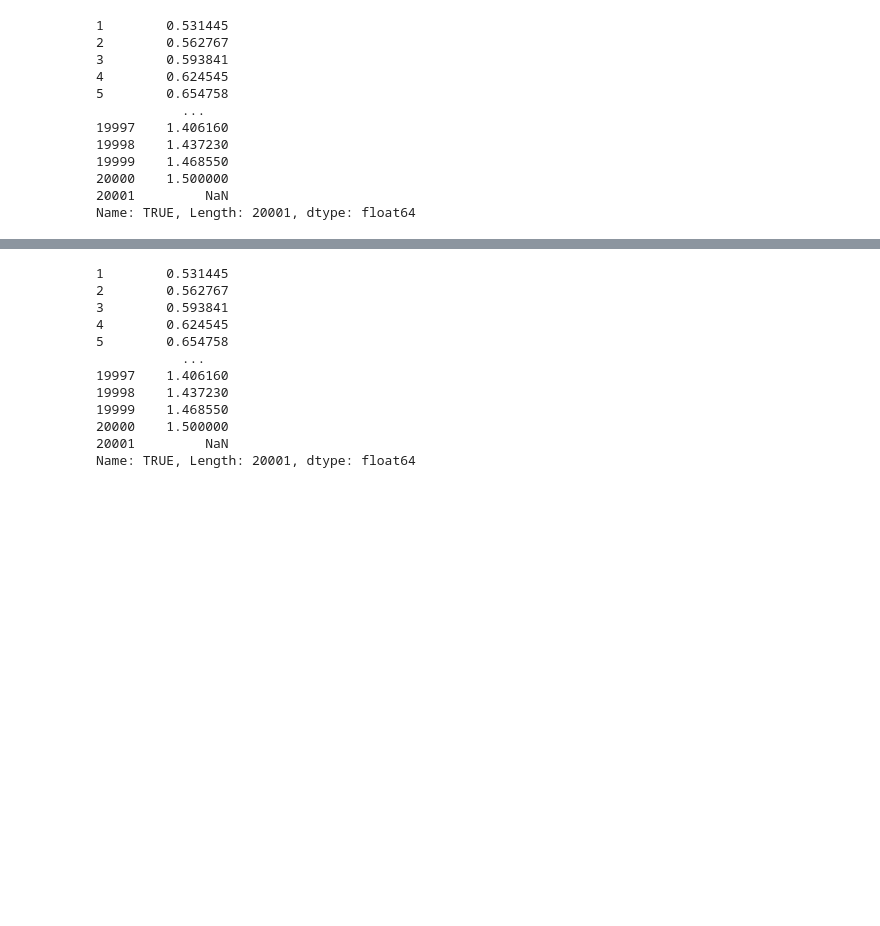
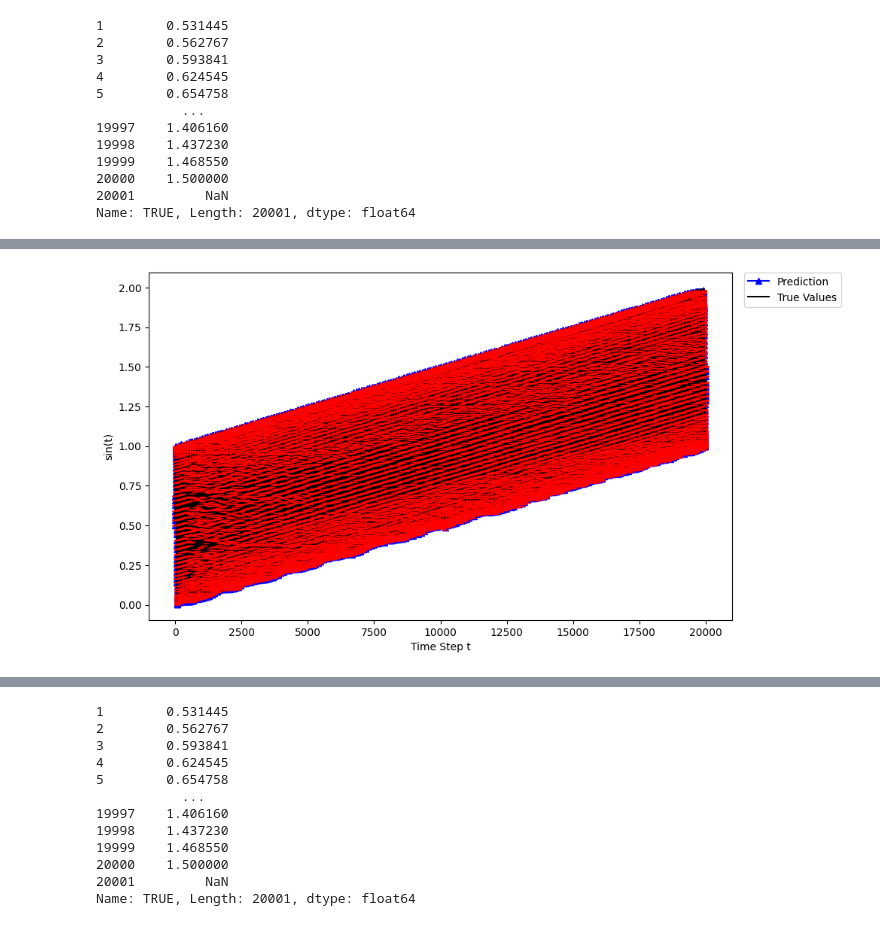
Before and after one commit to tyokyo320/time-series, a Jupyter notebook: utils/predict_syntheic.ipynb, the cells around one changed output, grey strips where cells are left out. Cells and saved outputs as stored; diff of their text form; code cells hidden in the pictures; blank space fills up the shorter version.

```diff
--- a/utils/predict_syntheic.ipynb
+++ b/utils/predict_syntheic.ipynb
@@ -251,5 +251,7 @@ plot_syntheic_load(true_values, predicted_values, config.test_data_path)
 # %%
-# plot_syntheic_load_by_mean_std(true_values, predicted_values, sampling_interval=config.sampling_interval)
+plot_syntheic_load_by_mean_std(true_values, predicted_values, sampling_interval=config.sampling_interval)
+# %% [output]
+[figure, added]
 # %%
 # abs(outputdata[n][a] - inputdata[a+1])
 error_abs_value = df[predicted_column][config.error_abs_start:config.error_abs_end+1]
```
Also changed, not shown: parts of 18 cells of this notebook, 2 other files.
